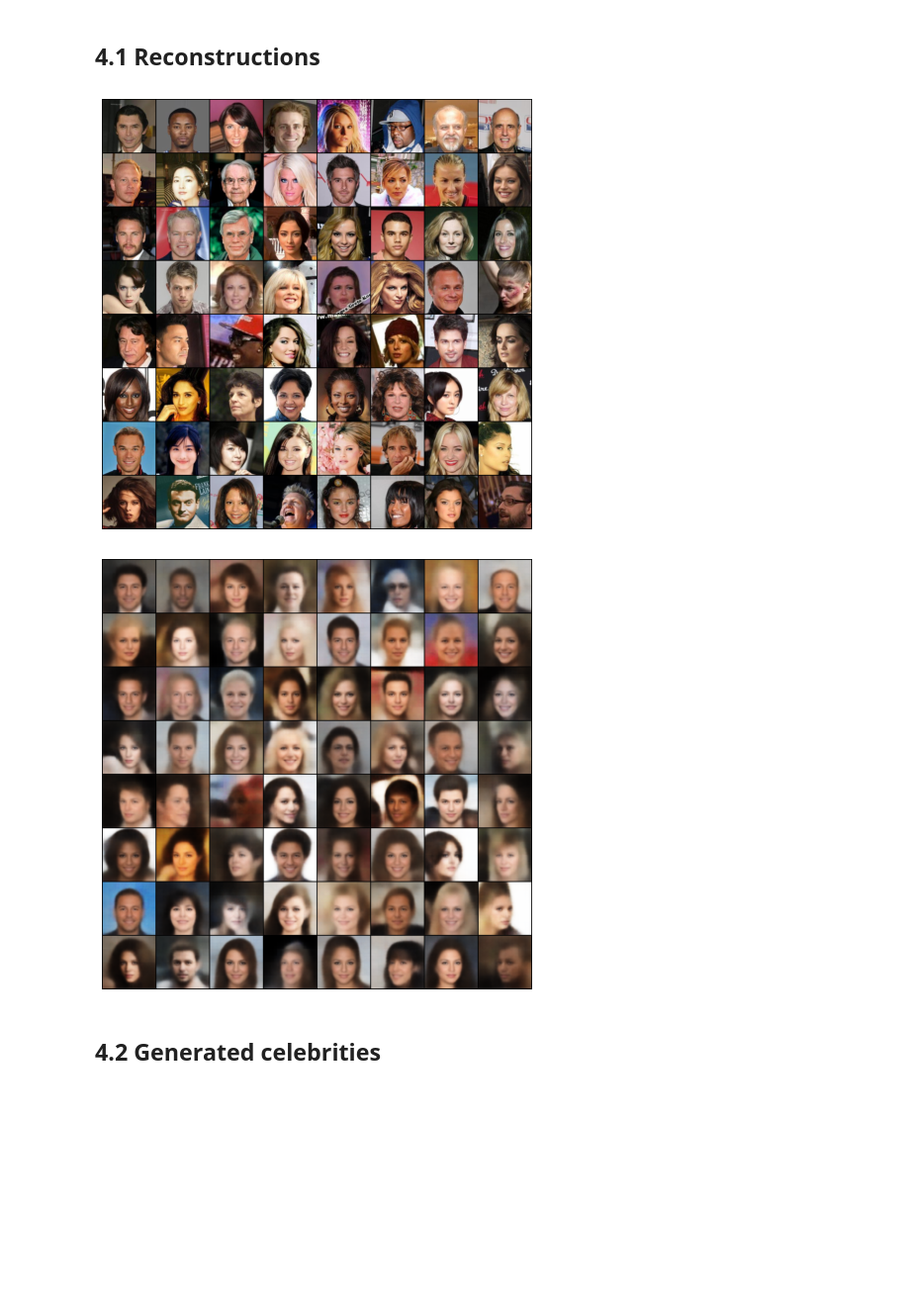
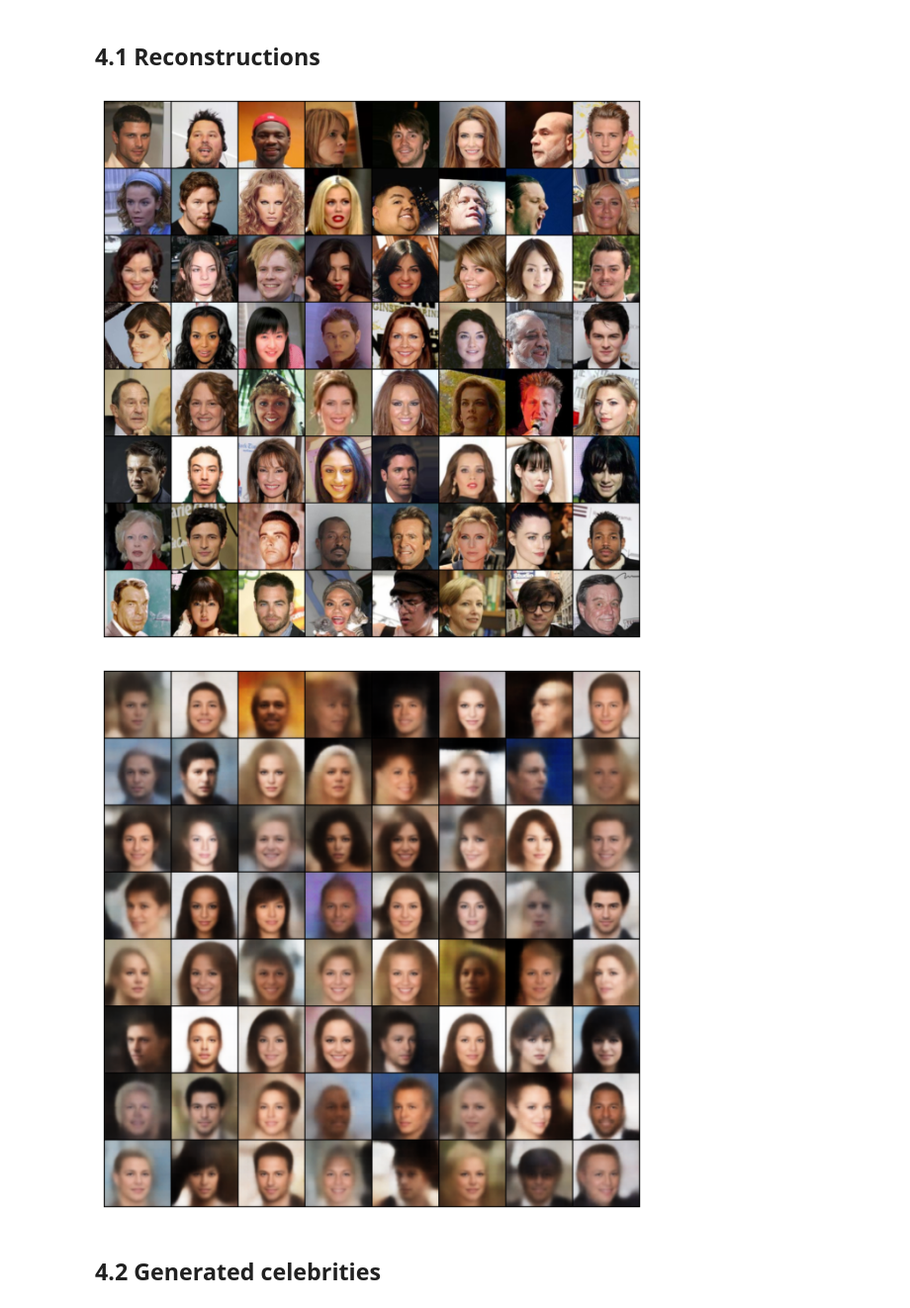
Before and after one commit to Bex0n/CelebA-VAE, a Jupyter notebook: notebooks/vanilla_vae.ipynb, the cells around one changed output. Shown at 99% size. Drawn from its saved outputs; the diff is of its cells as text; code cells hidden in the pictures; blank space fills up the shorter version.

```diff
--- a/notebooks/vanilla_vae.ipynb
+++ b/notebooks/vanilla_vae.ipynb
@@ -51,7 +58,7 @@ device = torch.device('cuda' if torch.cuda.is_available() else 'cpu')
 # %%
 IMAGE_SIZE = 128
 CHANNELS = 3
-BATCH_SIZE = 128
+BATCH_SIZE = 16
 NUM_FEATURES = 128
 Z_DIM = 512
 EPOCHS = 10
@@ -107,19 +112,19 @@ else:
 # %%
 NUM_SAMPLES = 64
 
 indices = torch.randperm(len(data.celeba_train))[:NUM_SAMPLES]
 
-images = torch.stack([data.celeba_train[idx][0] for idx in indices]).to('cuda')
+images = torch.stack([data.celeba_train[idx.item()][0] for idx in indices]).to(device)
 reconstructions = vae.predict_step(images).to('cpu')
 display_grid(images, figsize=(8,8))
 plt.savefig('vae_training_data.png', bbox_inches='tight', pad_inches=0, dpi=156)
 plt.show()
 display_grid(reconstructions, figsize=(8,8))
 plt.savefig('vae_reconstruction.png', bbox_inches='tight', pad_inches=0, dpi=156)
 plt.show()
 # %% [output]
-[figure, old version]
+[figure, new version]
-[figure, old version]
+[figure, new version]
 # %% [markdown]
 ## 4.2 Generated celebrities
 # %%
```
Also changed, not shown: parts of 14 cells of this notebook, 9 other files.
